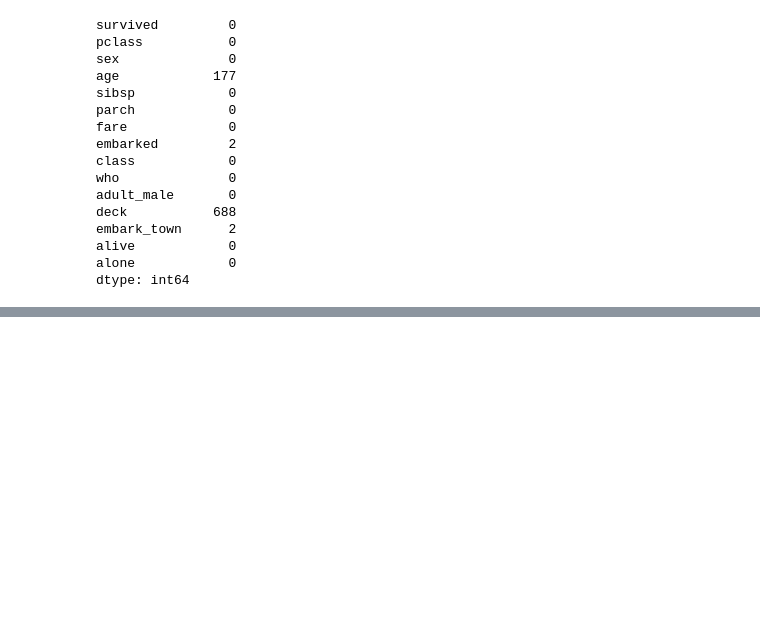
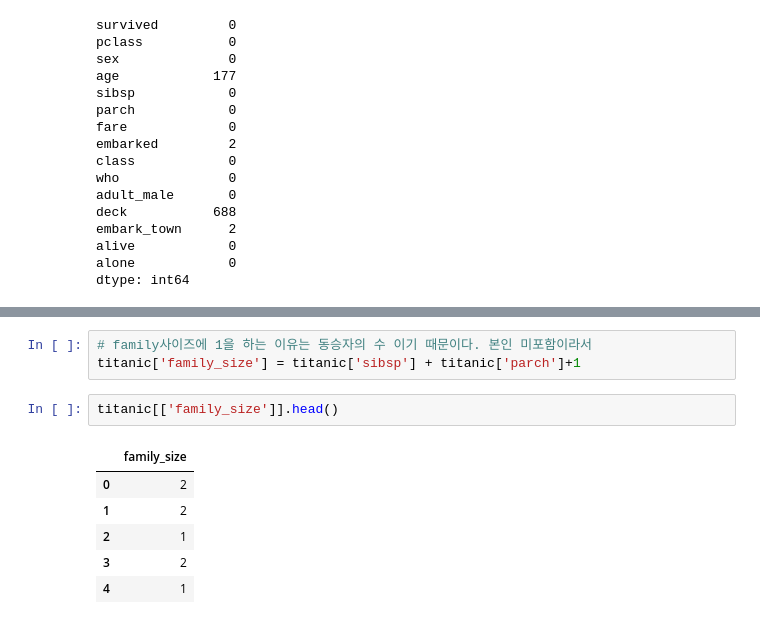
Before and after one commit to K-MarkLee/Sparta-group5-project, a Jupyter notebook: Mark_project.ipynb, the cells around one changed output, grey strips where cells are left out. Saved outputs shown, nothing was run; the diff lists cells and outputs as text; blank space fills up the shorter version.

```diff
--- a/Mark_project.ipynb
+++ b/Mark_project.ipynb
@@ -113,0 +212,12 @@ dtype: int64
+# %%
+# family사이즈에 1을 하는 이유는 동승자의 수 이기 때문이다. 본인 미포함이라서
+titanic['family_size'] = titanic['sibsp'] + titanic['parch']+1
+# %%
+titanic[['family_size']].head()
+# %% [output]
+|  | family_size |
+| 0 | 2 |
+| 1 | 2 |
+| 2 | 1 |
+| 3 | 2 |
+| 4 | 1 |
```
Also changed, not shown: parts of 12 cells of this notebook, 5 other files.
